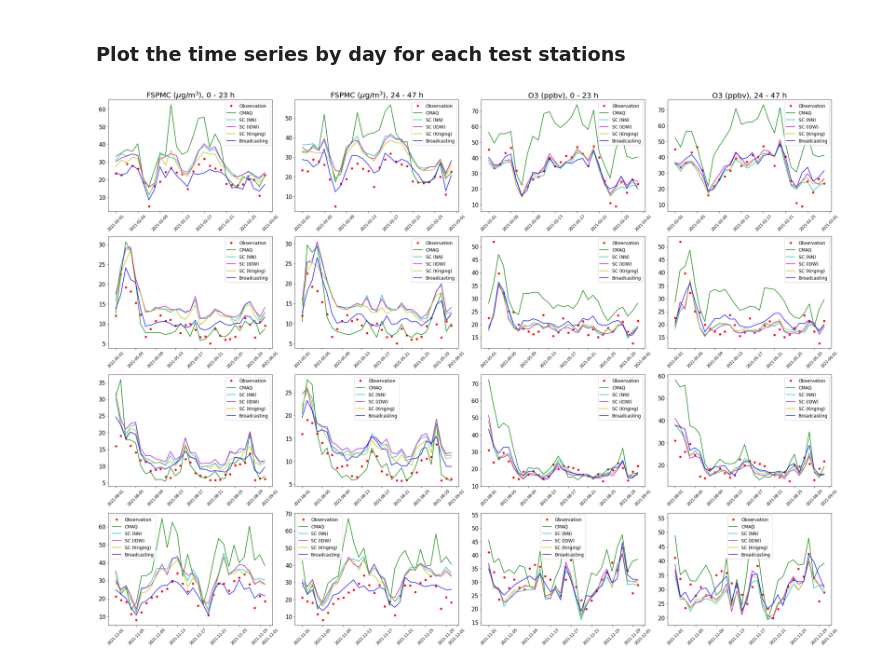
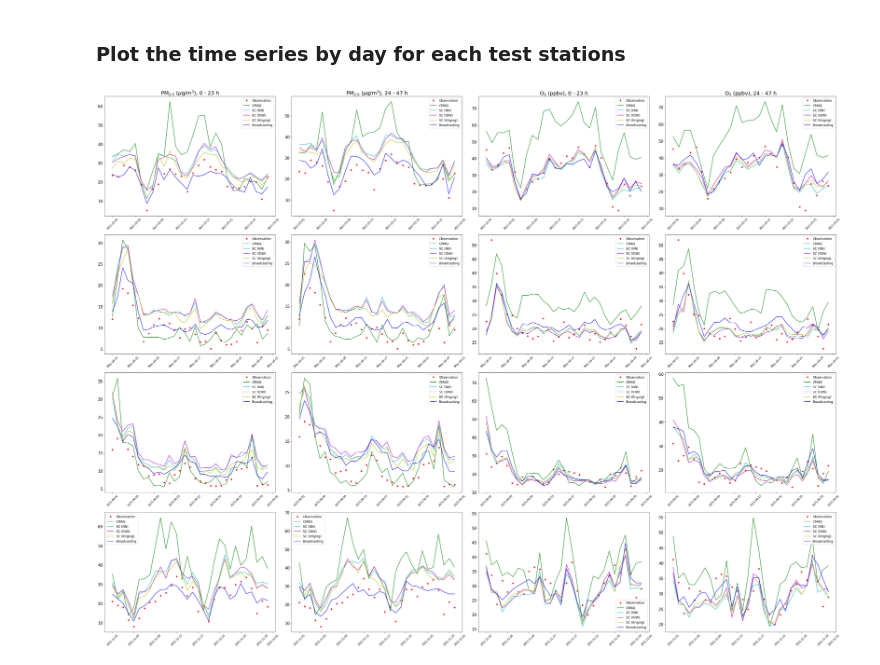
Before and after one commit to jvhs0706/regional-forecast-new, a Jupyter notebook: main.ipynb, the cells around one changed output. Drawn from its saved outputs; the diff is of its cells as text; code cells hidden in the pictures.

```diff
--- a/main.ipynb
+++ b/main.ipynb
@@ -514,27 +514,28 @@ for an in arr_names:
   globals ()[f'{an}_regional_avg'] = np.nanmean(eval(f'{an}_regional_avg'), axis = (0, 4))
 # %%
 from datetime import date, time, datetime, timedelta
+import matplotlib.pyplot as plt
 plotted_months = [2, 5, 8, 11]
-fig, axes = plt.subplots(len(plotted_months), 4, figsize = (28, 21), constrained_layout = True)
+fig, axes = plt.subplots(len(plotted_months), 4, figsize = (40, 30), constrained_layout = True)
 
 for i, mth in enumerate(plotted_months):
   indices = [slice((date(2021, mth, 1) - test_first_dt.date()).days, (date(2021, mth+1, 1) - test_first_dt.date()).days), slice((date(2021, mth, 1) - test_first_dt.date()).days - 1, (date(2021, mth+1, 1) - test_first_dt.date()).days - 1)]
   time_axis = [date(2021, mth, 1) + timedelta(days = i) for i in range((date(2021, mth+1, 1) - date(2021, mth, 1)).days)]
 
   mth_axes = axes[i].reshape(len(target_species), horizon_days)
-  for j, (sp, u) in enumerate(zip(target_species, ['$\mu$g/m$^3$', 'ppbv'])):
+  for j, (sp, u) in enumerate(zip(['PM$_{2.5}$', 'O$_3$'], ['$\mu$g/m$^3$', 'ppbv'])):
     for k, idx in enumerate(indices):
       if i == 0:
         mth_axes[j, k].annotate(f'{sp} ({u}), {24 * k} - {23 + 24 * k} h', xy=(0.5, 1), xytext=(0, 5),
                 xycoords='axes fraction', textcoords='offset points',
                 size='large', ha='center', va='baseline', fontsize = 20)
       # mth_axes[j, k].set_title(f'{sp} ({u}), day {j}', fontsize = 30)
       mth_axes[j, k].plot(time_axis, y_regional_avg[idx, j, k], 'ro', label = 'Observation', markersize = 5)
       for an, s, l in zip(arr_names[1:], 'gcmyb', labels[1:]):
         mth_axes[j, k].plot(time_axis, eval(f'{an}_regional_avg')[idx, j, k], s, label = l)
 
       mth_axes[j, k].legend(fontsize = 12)
       mth_axes[j, k].xaxis.set_tick_params(labelsize = 10, rotation=45)
       mth_axes[j, k].yaxis.set_tick_params(labelsize = 15)
 # %% [output]
-[figure, old version]
+[figure, new version]
```
Also changed, not shown: 9 other files.
